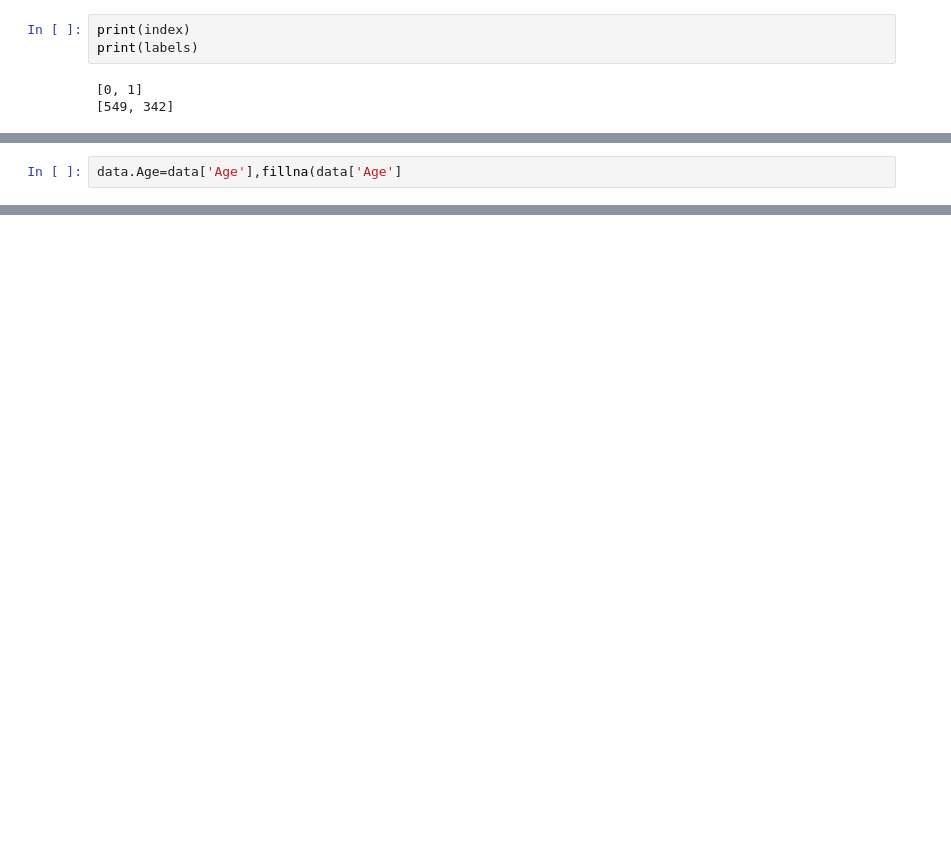
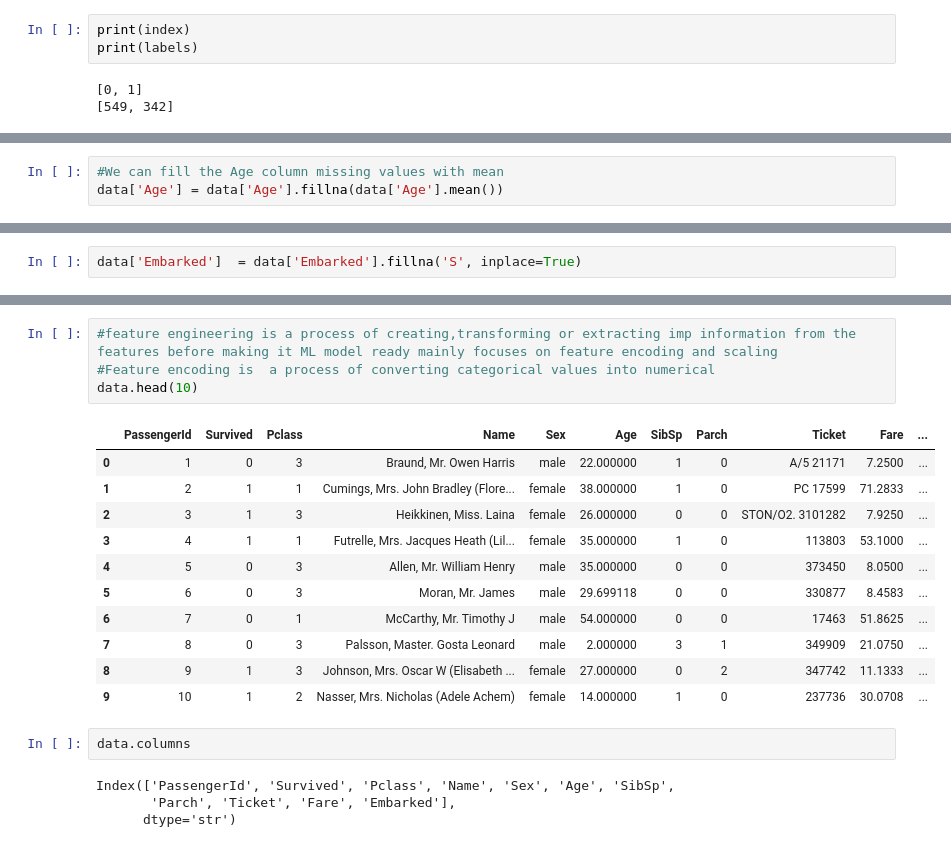
Before and after one commit to Mohsina0207/3day_workshop, a Jupyter notebook: python.ipynb, the cells around one changed output, grey strips where cells are left out. Cells and saved outputs as stored; diff of their text form; blank space fills up the shorter version.

```diff
--- a/python.ipynb
+++ b/python.ipynb
@@ -402,2 +399,0 @@ fig.show()
-# %%
-data.Age=data['Age'],fillna(data['Age']
@@ -411,0 +416,3 @@ See the documentation for a more detailed explanation: https://pandas.pydata.org
+# %%
+#We can fill the Age column missing values with mean
+data['Age'] = data['Age'].fillna(data['Age'].mean())
@@ -411,0 +435,2 @@ See the documentation for a more detailed explanation: https://pandas.pydata.org
+# %%
+data['Embarked']  = data['Embarked'].fillna('S', inplace=True)
@@ -411,0 +462,22 @@ See the documentation for a more detailed explanation: https://pandas.pydata.org
+# %%
+#feature engineering is a process of creating,transforming or extracting imp information from the features before making it ML model ready mainly focuses on feature encoding and scaling
+#Feature encoding is  a process of converting categorical values into numerical
+data.head(10)
+# %% [output]
+|  | PassengerId | Survived | Pclass | Name | Sex | Age | SibSp | Parch | Ticket | Fare | ... |
+| 0 | 1 | 0 | 3 | Braund, Mr. Owen Harris | male | 22.000000 | 1 | 0 | A/5 21171 | 7.2500 | ... |
+| 1 | 2 | 1 | 1 | Cumings, Mrs. John Bradley (Flore... | female | 38.000000 | 1 | 0 | PC 17599 | 71.2833 | ... |
+| 2 | 3 | 1 | 3 | Heikkinen, Miss. Laina | female | 26.000000 | 0 | 0 | STON/O2. 3101282 | 7.9250 | ... |
+| 3 | 4 | 1 | 1 | Futrelle, Mrs. Jacques Heath (Lil... | female | 35.000000 | 1 | 0 | 113803 | 53.1000 | ... |
+| 4 | 5 | 0 | 3 | Allen, Mr. William Henry | male | 35.000000 | 0 | 0 | 373450 | 8.0500 | ... |
+| 5 | 6 | 0 | 3 | Moran, Mr. James | male | 29.699118 | 0 | 0 | 330877 | 8.4583 | ... |
+| 6 | 7 | 0 | 1 | McCarthy, Mr. Timothy J | male | 54.000000 | 0 | 0 | 17463 | 51.8625 | ... |
+| 7 | 8 | 0 | 3 | Palsson, Master. Gosta Leonard | male | 2.000000 | 3 | 1 | 349909 | 21.0750 | ... |
+| 8 | 9 | 1 | 3 | Johnson, Mrs. Oscar W (Elisabeth ... | female | 27.000000 | 0 | 2 | 347742 | 11.1333 | ... |
+| 9 | 10 | 1 | 2 | Nasser, Mrs. Nicholas (Adele Achem) | female | 14.000000 | 1 | 0 | 237736 | 30.0708 | ... |
+# %%
+data.columns
+# %% [output]
+Index(['PassengerId', 'Survived', 'Pclass', 'Name', 'Sex', 'Age', 'SibSp',
+       'Parch', 'Ticket', 'Fare', 'Embarked'],
+      dtype='str')
```
Also changed, not shown: parts of 17 cells of this notebook.
